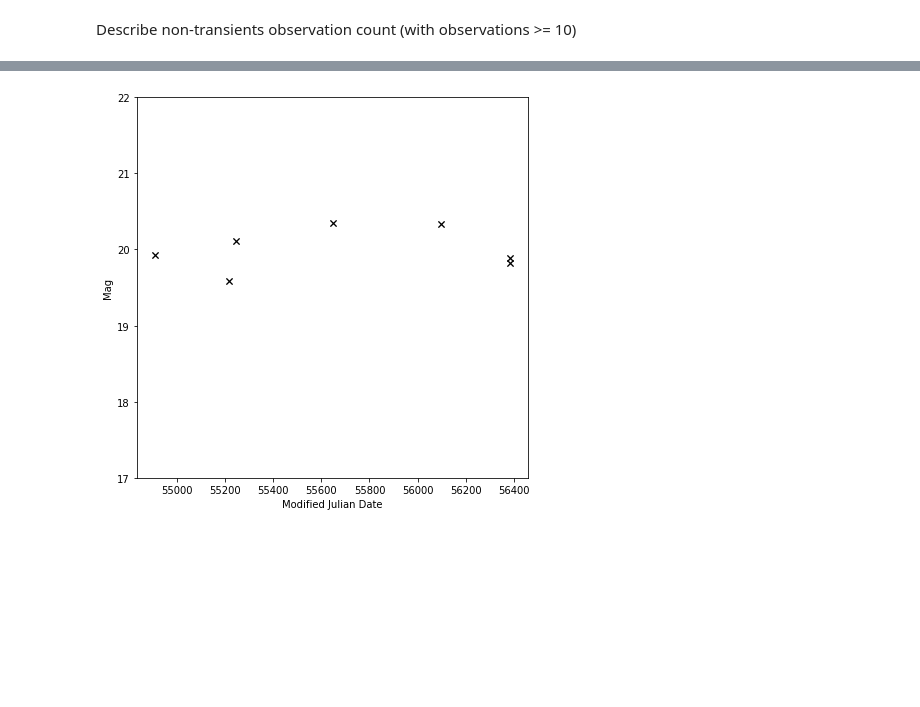
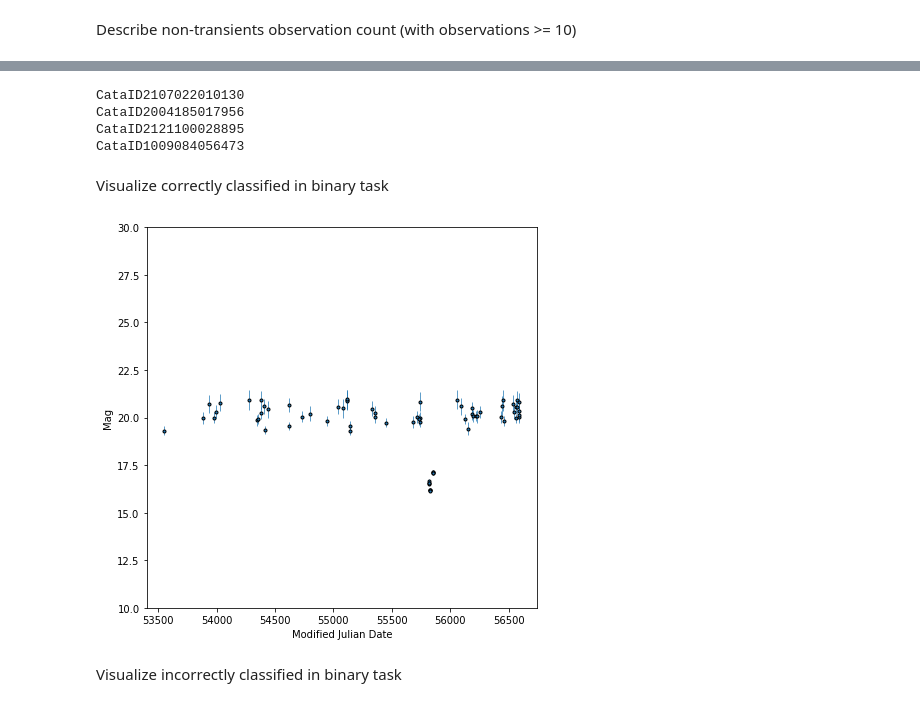
Before and after one commit to diegoalejogm/crts-transient-recognition, a Jupyter notebook: notebooks/exploration/B. Explore Non-Transient Light Curves.ipynb, the cells around one changed output, grey strips where cells are left out. Saved outputs shown, nothing was run; the diff lists cells and outputs as text; code cells hidden in the pictures; blank space fills up the shorter version.

```diff
--- a/notebooks/exploration/B. Explore Non-Transient Light Curves.ipynb
+++ b/notebooks/exploration/B. Explore Non-Transient Light Curves.ipynb
@@ -72,2 +65,10 @@ df_filtered.shape[0]
+# %%
+# Delete rows of blended observations
+df_lcs = df_lcs.drop_duplicates(['ID','MJD'], keep='first')
+# Add observation count to every nontransient
+df_count = df_lcs.groupby('ID', as_index=False).count()
+df_count['ObsCount'] = df_count['Mag']
+df_count = df_count[['ID', 'ObsCount']]
+df_lcs = df_lcs.merge(df_count, how='inner')
 # %% [markdown]
 Describe non-transients observation count (with observations >= 5)
@@ -112,7 +128,11 @@ max       1266.000000
 Name: Mag, dtype: float64
 # %%
 def plot_lightcurve(lc):
-    plot = lc.plot(x='MJD', y='Mag', marker='x', markeredgecolor='black', linestyle='None', legend=False, figsize=(7,7),ylim=(17,22))
+    plot = lc.plot(x='MJD', y='Mag', marker='.', markeredgecolor='black', linestyle='None', legend=False, figsize=(7,7),ylim=(10,30), yerr='Magerr', elinewidth=0.7)
     plot.set_xlabel('Modified Julian Date')
     plot.set_ylabel('Mag')
+# %%
+def lightcurve(objid):
+    df_lc = df_lcs[df_lcs.ID == objid]
+    return df_lc
 # %%
@@ -120,7 +146,26 @@ df = df_lcs[df_lcs.ID.isin(df_lcs_numobs[((df_lcs_numobs <= 20) & (df_lcs_numobs
 # %%
-objID = df.ID.unique()[79]
-obj_lightcurve = df[df.ID == objID]
-plot_lightcurve(obj_lightcurve)
-plt.savefig('nontransient_lightcurves.png')
+for objID in randIds:
+    #objID = df.ID.unique()[84]#[79]
+    obj_lightcurve = lightcurve(objID)
+    print(objID)
+    plot_lightcurve(obj_lightcurve)
+    plt.savefig('./graphs/nont_{}.png'.format(objID))
+    plt.close()
 # %% [output]
-[figure, removed]
+CataID2107022010130
+CataID2004185017956
+CataID2121100028895
+CataID1009084056473
+# %% [markdown]
+Visualize correctly classified in binary task
+# %%
+classified_ids = ['CataID1007113019532']
+for ix, _ in enumerate(classified_ids):
+    lc = lightcurve(classified_ids[ix])
+    plot_lightcurve(lc)
+#    plt.savefig('./graphs/binary/nont_corr_{}.png'.format(classified_ids[ix]))
+#    plt.close()
+# %% [output]
+[figure, added]
+# %% [markdown]
+Visualize incorrectly classified in binary task
```
Also changed, not shown: parts of 11 cells of this notebook, 4 other files.
